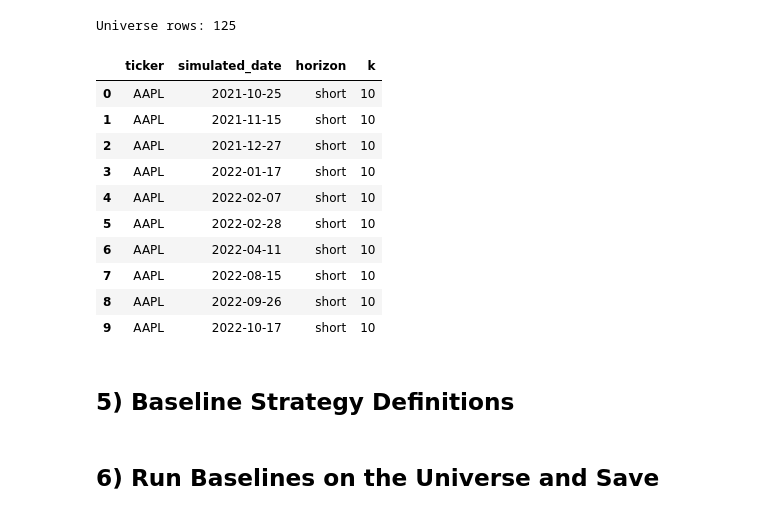
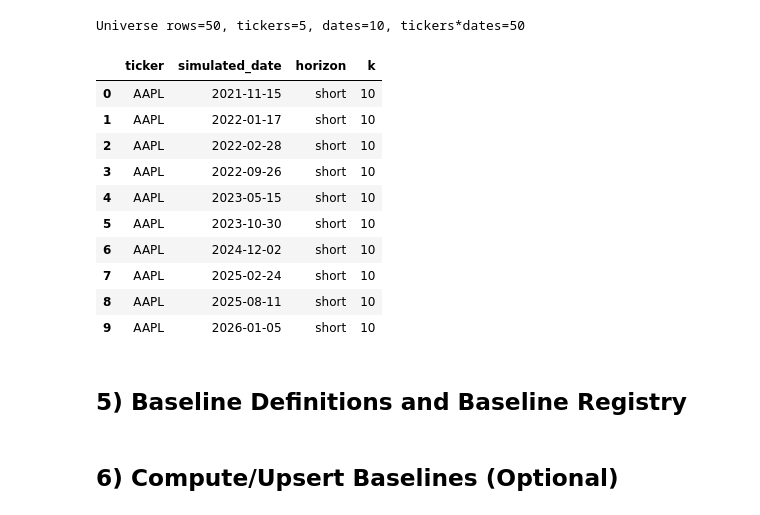
Before and after one commit to medex256/nexustrader, a Jupyter notebook: experiments/experiment_notebook_clean.ipynb, the cells around one changed output. Cells and saved outputs as stored; diff of their text form; code cells hidden in the pictures.

```diff
--- a/experiments/experiment_notebook_clean.ipynb
+++ b/experiments/experiment_notebook_clean.ipynb
@@ -34,17 +36,23 @@ ROOT = Path(r"c:\Users\Madi\Documents\season_25-26\academic_25-26\FYP_multi_agen
 RAW_DIR = ROOT / "results" / "raw"
 SCORED_DIR = ROOT / "results" / "scored"
 CHART_DIR = ROOT / "results" / "charts"
+REPORT_DIR = ROOT / "results" / "analysis_reports"
 
 SCORED_DIR.mkdir(parents=True, exist_ok=True)
 CHART_DIR.mkdir(parents=True, exist_ok=True)
+REPORT_DIR.mkdir(parents=True, exist_ok=True)
 
 HORIZON_MAP = {"short": 10, "medium": 21, "long": 126}
-HOLD_EPSILON = 0.025
+HOLD_EPSILON = 0.07
 RANDOM_SEED = 42
 
-AGENT_RUN_GLOB = "batch_batch_frozen_v11_20260225_130845.jsonl"
+# Use one file or a glob pattern like "batch_eval50_v1.5_*.jsonl"
+AGENT_RUN_GLOB = "batch_eval50_stageA_v3_20260304_153929.jsonl"
+
+# Baseline controls
+ENABLE_BASELINES = True
 
 print("RAW_DIR:", RAW_DIR)
-print("Agent JSONL files:", len(list(RAW_DIR.glob(AGENT_RUN_GLOB))))
+print("Matched agent JSONL files:", len(list(RAW_DIR.glob(AGENT_RUN_GLOB))))
 # %% [output]
 RAW_DIR: c:\Users\Madi\Documents\season_25-26\academic_25-26\FYP_multi_agent_trading\nexustrader\experiments\results\raw
@@ -54,4 +62,5 @@ Agent JSONL files: 1
 # %%
+import re
 import yfinance as yf
 
 @lru_cache(maxsize=4096)
@@ -86,13 +95,32 @@ def directional_correct(action: str, ret: float, hold_epsilon: float = HOLD_EPSI
         return 1 if abs(ret) < hold_epsilon else 0
     return np.nan
 
+def true_direction_label(ret: float, hold_epsilon: float = HOLD_EPSILON):
+    if pd.isna(ret):
+        return np.nan
+    if abs(ret) < hold_epsilon:
+        return "HOLD"
+    return "BUY" if ret > 0 else "SELL"
+
 def extract_agent_action(obj: dict):
     result = obj.get("result", {}) if isinstance(obj, dict) else {}
     ts = result.get("trading_strategy", {}) if isinstance(result, dict) else {}
     return (ts.get("action") or "HOLD").upper()
 
+def extract_confidence_band(obj: dict):
+    result = obj.get("result", {}) if isinstance(obj, dict) else {}
+    ts = result.get("trading_strategy", {}) if isinstance(result, dict) else {}
+    rationale = (ts.get("rationale") or "")
+    m = re.search(r"CONFIDENCE\s*[=:]\s*(LOW|MEDIUM|HIGH)", rationale, re.IGNORECASE)
+    if m:
+        return m.group(1).upper()
+    m2 = re.search(r"confidence\s*band\s*[:=]\s*(LOW|MEDIUM|HIGH)", rationale, re.IGNORECASE)
+    if m2:
+        return m2.group(1).upper()
+    return "UNKNOWN"
+
 def parse_tag_and_timestamp(filename: str):
-    stem = Path(filename).stem  # batch_<tag>_<YYYYMMDD>_<HHMMSS>
+    stem = Path(filename).stem
     parts = stem.split("_")
     if len(parts) < 4:
         return stem, "unknown"
@@ -152,30 +204,33 @@ Baselines are computed on the **same (ticker, date, horizon)** tuples already pr
 # %%
-if agent_df.empty:
-    raise RuntimeError("No saved agent runs found in results/raw.")
+if analysis_agent_df.empty:
+    raise RuntimeError("No agent rows available. Check AGENT_RUN_GLOB and raw files.")
 
 universe = (
-    agent_df[["ticker", "simulated_date", "horizon", "k"]]
+    analysis_agent_df[["ticker", "simulated_date", "horizon", "k"]]
     .drop_duplicates()
     .sort_values(["ticker", "simulated_date", "horizon"])
     .reset_index(drop=True)
 )
-print("Universe rows:", len(universe))
+
+n_tickers = universe["ticker"].nunique()
+n_dates = universe["simulated_date"].nunique()
+print(f"Universe rows={len(universe)}, tickers={n_tickers}, dates={n_dates}, tickers*dates={n_tickers*n_dates}")
 display(universe.head(10))
 # %% [output]
-Universe rows: 125
+Universe rows=50, tickers=5, dates=10, tickers*dates=50
 |  | ticker | simulated_date | horizon | k |
-| 0 | AAPL | 2021-10-25 | short | 10 |
-| 1 | AAPL | 2021-11-15 | short | 10 |
-| 2 | AAPL | 2021-12-27 | short | 10 |
-| 3 | AAPL | 2022-01-17 | short | 10 |
-| 4 | AAPL | 2022-02-07 | short | 10 |
-| 5 | AAPL | 2022-02-28 | short | 10 |
-| 6 | AAPL | 2022-04-11 | short | 10 |
-| 7 | AAPL | 2022-08-15 | short | 10 |
-| 8 | AAPL | 2022-09-26 | short | 10 |
-| 9 | AAPL | 2022-10-17 | short | 10 |
+| 0 | AAPL | 2021-11-15 | short | 10 |
+| 1 | AAPL | 2022-01-17 | short | 10 |
+| 2 | AAPL | 2022-02-28 | short | 10 |
+| 3 | AAPL | 2022-09-26 | short | 10 |
+| 4 | AAPL | 2023-05-15 | short | 10 |
+| 5 | AAPL | 2023-10-30 | short | 10 |
+| 6 | AAPL | 2024-12-02 | short | 10 |
+| 7 | AAPL | 2025-02-24 | short | 10 |
+| 8 | AAPL | 2025-08-11 | short | 10 |
+| 9 | AAPL | 2026-01-05 | short | 10 |
 # %% [markdown]
-## 5) Baseline Strategy Definitions
+## 5) Baseline Definitions and Baseline Registry
 # %%
 def baseline_buy_hold(_ticker: str, _date: str):
     return "BUY"
@@ -213,7 +268,7 @@ _rng = random.Random(RANDOM_SEED)
 def baseline_random(_ticker: str, _date: str):
     return _rng.choice(["BUY", "SELL", "HOLD"])
 # %% [markdown]
-## 6) Run Baselines on the Universe and Save
+## 6) Compute/Upsert Baselines (Optional)
 # %%
 baseline_specs = {
     "buy_hold": baseline_buy_hold,
```
Also changed, not shown: parts of 28 cells of this notebook, 42 other files.
